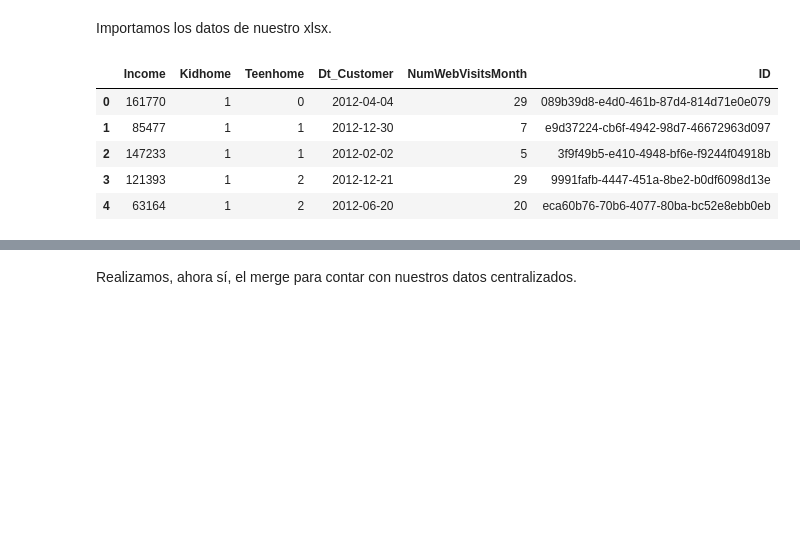
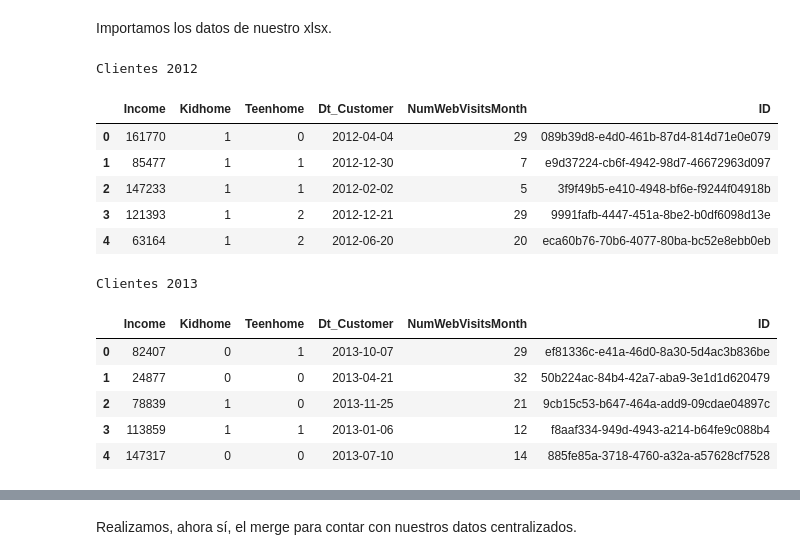
Before and after one commit to OscarCasahe/Python_for_data, a Jupyter notebook: dev/proyecto_EDA.ipynb, the cells around one changed output, grey strips where cells are left out. Drawn from its saved outputs; the diff is of its cells as text; code cells hidden in the pictures; blank space fills up the shorter version.

```diff
--- a/dev/proyecto_EDA.ipynb
+++ b/dev/proyecto_EDA.ipynb
@@ -37,13 +37,33 @@ datos_clientes_2012 = pd.read_excel(
     sheet_name='2012',
     index_col=0,
     header=0,
-    engine='openpyxl'  # Para archivos .xlsx
+    engine='openpyxl'
 )
+print('Clientes 2012')
 datos_clientes_2012.head()
 # %% [output]
+Clientes 2012
 |  | Income | Kidhome | Teenhome | Dt_Customer | NumWebVisitsMonth | ID |
 | 0 | 161770 | 1 | 0 | 2012-04-04 | 29 | 089b39d8-e4d0-461b-87d4-814d71e0e079 |
 | 1 | 85477 | 1 | 1 | 2012-12-30 | 7 | e9d37224-cb6f-4942-98d7-46672963d097 |
 | 2 | 147233 | 1 | 1 | 2012-02-02 | 5 | 3f9f49b5-e410-4948-bf6e-f9244f04918b |
 | 3 | 121393 | 1 | 2 | 2012-12-21 | 29 | 9991fafb-4447-451a-8be2-b0df6098d13e |
 | 4 | 63164 | 1 | 2 | 2012-06-20 | 20 | eca60b76-70b6-4077-80ba-bc52e8ebb0eb |
+# %%
+datos_clientes_2013 = pd.read_excel(
+    '../raw_data/customer-details.xlsx',
+    sheet_name='2013',
+    index_col=0,
+    header=0,
+    engine='openpyxl'
+)
+print('Clientes 2013')
+datos_clientes_2013.head()
+# %% [output]
+Clientes 2013
+|  | Income | Kidhome | Teenhome | Dt_Customer | NumWebVisitsMonth | ID |
+| 0 | 82407 | 0 | 1 | 2013-10-07 | 29 | ef81336c-e41a-46d0-8a30-5d4ac3b836be |
+| 1 | 24877 | 0 | 0 | 2013-04-21 | 32 | 50b224ac-84b4-42a7-aba9-3e1d1d620479 |
+| 2 | 78839 | 1 | 0 | 2013-11-25 | 21 | 9cb15c53-b647-464a-add9-09cdae04897c |
+| 3 | 113859 | 1 | 1 | 2013-01-06 | 12 | f8aaf334-949d-4943-a214-b64fe9c088b4 |
+| 4 | 147317 | 0 | 0 | 2013-07-10 | 14 | 885fe85a-3718-4760-a32a-a57628cf7528 |
```
Also changed, not shown: parts of 10 cells of this notebook, 1 other file.
